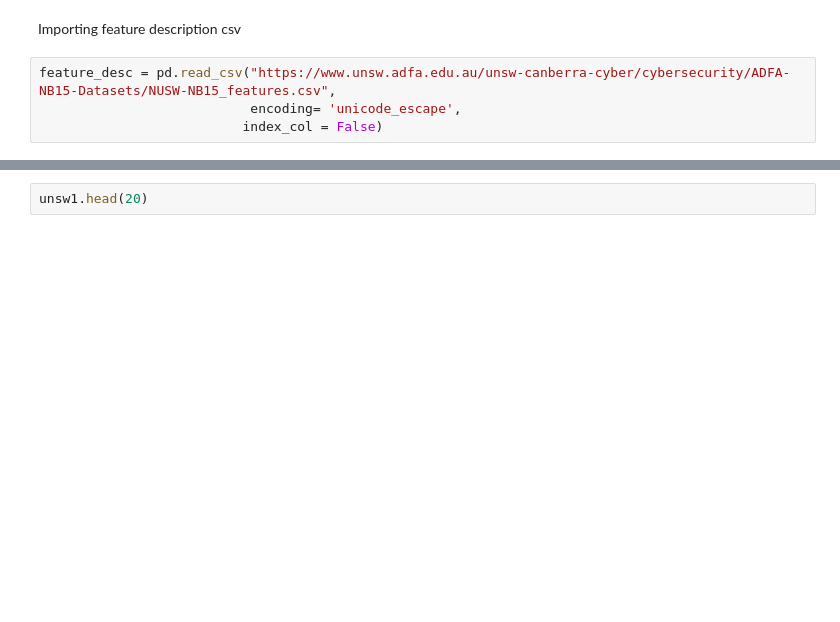
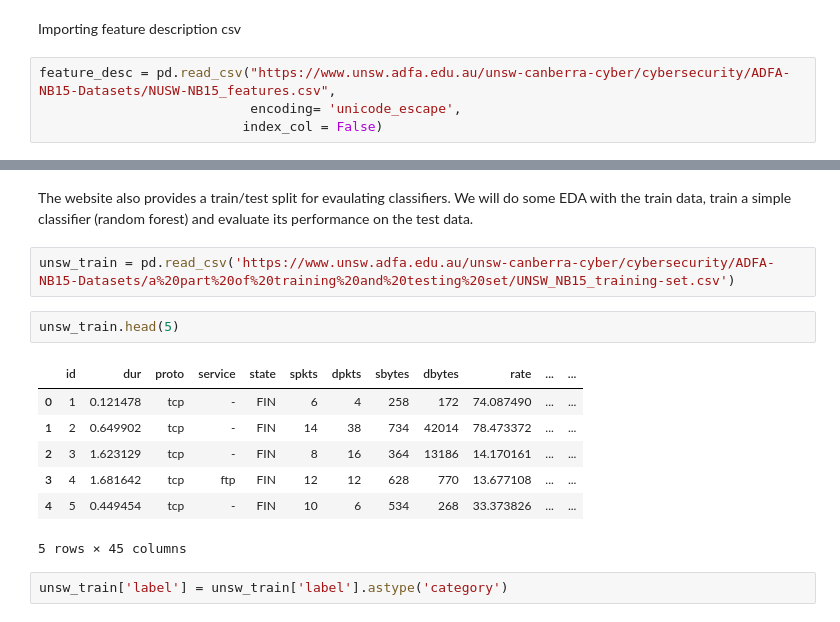
Before and after one commit to colbyw5/cyber_ml, a Jupyter notebook: code/UNSW_EDA.ipynb, the cells around one changed output, grey strips where cells are left out. Cells and saved outputs as stored; diff of their text form; blank space fills up the shorter version.

```diff
--- a/code/UNSW_EDA.ipynb
+++ b/code/UNSW_EDA.ipynb
@@ -31,2 +52,16 @@ unsw1 = pd.read_csv('https://www.unsw.adfa.edu.au/unsw-canberra-cyber/cybersecur
-# %%
-unsw1.head(20)
+# %% [markdown]
+The website also provides a train/test split for evaulating classifiers.  We will do some EDA with the train data, train a simple classifier (random forest) and evaluate its performance on the test data.
+# %%
+unsw_train = pd.read_csv('https://www.unsw.adfa.edu.au/unsw-canberra-cyber/cybersecurity/ADFA-NB15-Datasets/a%20part%20of%20training%20and%20testing%20set/UNSW_NB15_training-set.csv')
+# %%
+unsw_train.head(5)
+# %% [output]
+|  | id | dur | proto | service | state | spkts | dpkts | sbytes | dbytes | rate | ... | ... |
+| 0 | 1 | 0.121478 | tcp | - | FIN | 6 | 4 | 258 | 172 | 74.087490 | ... | ... |
+| 1 | 2 | 0.649902 | tcp | - | FIN | 14 | 38 | 734 | 42014 | 78.473372 | ... | ... |
+| 2 | 3 | 1.623129 | tcp | - | FIN | 8 | 16 | 364 | 13186 | 14.170161 | ... | ... |
+| 3 | 4 | 1.681642 | tcp | ftp | FIN | 12 | 12 | 628 | 770 | 13.677108 | ... | ... |
+| 4 | 5 | 0.449454 | tcp | - | FIN | 10 | 6 | 534 | 268 | 33.373826 | ... | ... |
+5 rows × 45 columns
+# %%
+unsw_train['label'] = unsw_train['label'].astype('category')
```
Also changed, not shown: parts of 8 cells of this notebook, 1 other file.
